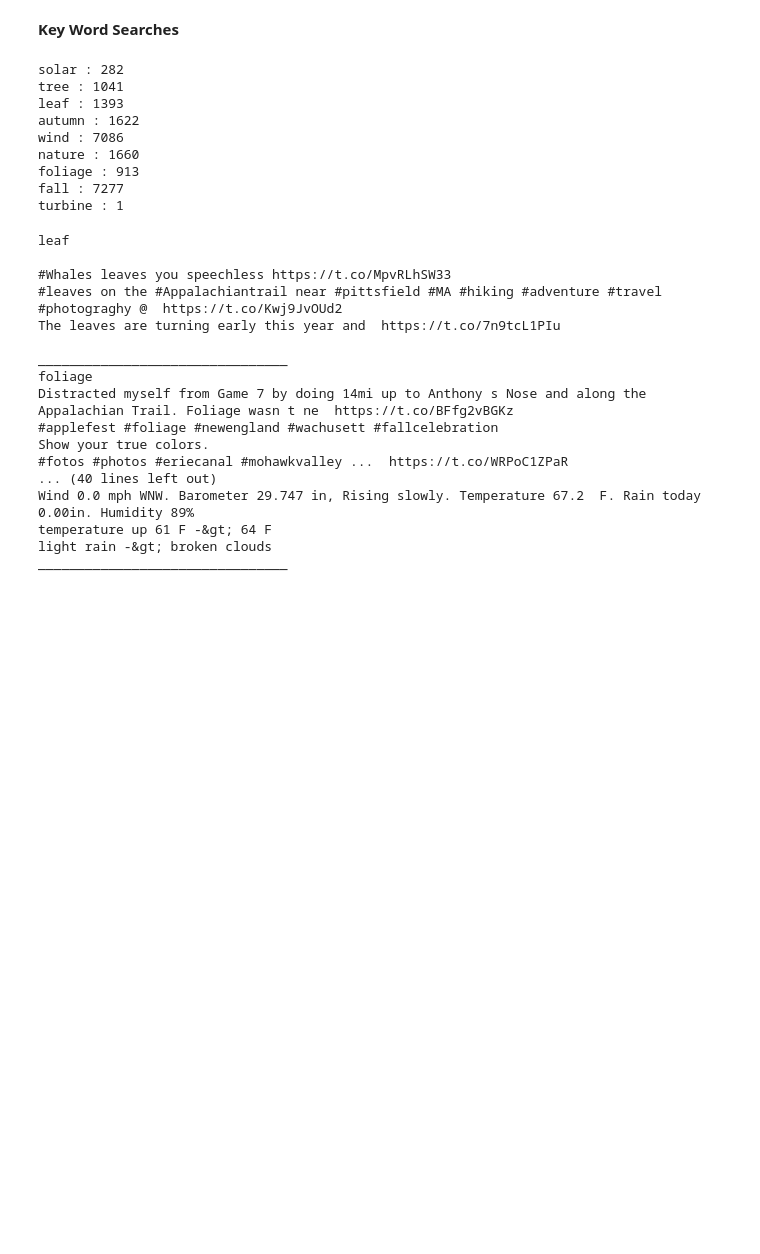
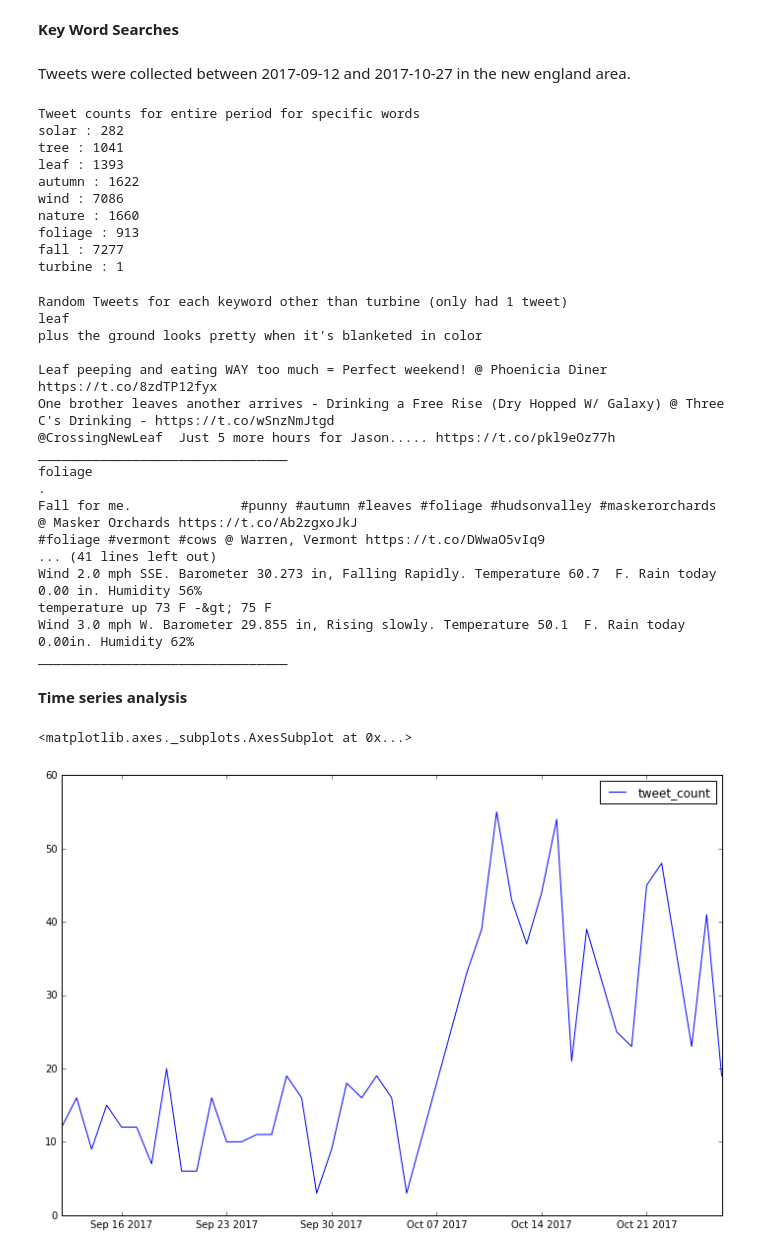
Before and after one commit to aschwa/foliage, a Jupyter notebook: foliage.ipynb, the cells around one changed output. Drawn from its saved outputs; the diff is of its cells as text; code cells hidden in the pictures; blank space fills up the shorter version.

```diff
--- a/foliage.ipynb
+++ b/foliage.ipynb
@@ -5,9 +7,13 @@ import random
 # %% [markdown]
 **Key Word Searches**
+# %% [markdown]
+Tweets were collected between 2017-09-12 and 2017-10-27 in the new england area.
 # %%
 keywords = os.listdir("raw-tweets/")
 # %%
 tweet_dictionary = {}
+
+print "Tweet counts for entire period for specific words"
 
 for word in keywords:
     tweet_dictionary[word] = []
@@ -20,6 +26,7 @@ for word in keywords:
     total_tweets = len(tweet_dictionary[word])
     print "{} : {}".format(word, total_tweets)
 # %% [output]
+Tweet counts for entire period for specific words
 solar : 282
 tree : 1041
 leaf : 1393
@@ -30,6 +37,8 @@ foliage : 913
 fall : 7277
 turbine : 1
 # %%
+print "Random Tweets for each keyword other than turbine (only had 1 tweet)"
+
 try:
     del tweet_dictionary['turbine']
 except KeyError:
@@ -41,20 +50,45 @@ for word in tweet_dictionary.keys():
         print random_tweet.strip()
     print "________________________________"
 # %% [output]
+Random Tweets for each keyword other than turbine (only had 1 tweet)
 leaf
+plus the ground looks pretty when it's blanketed in color
 
-#Whales leaves you speechless https://t.co/MpvRLhSW33
-#leaves on the #Appalachiantrail near #pittsfield #MA #hiking #adventure #travel #photograghy @  https://t.co/Kwj9JvOUd2
-The leaves are turning early this year and  https://t.co/7n9tcL1PIu
-
+Leaf peeping and eating WAY too much = Perfect weekend! @ Phoenicia Diner https://t.co/8zdTP12fyx
+One brother leaves another arrives - Drinking a Free Rise (Dry Hopped W/ Galaxy) @ Three C's Drinking - https://t.co/wSnzNmJtgd
+@CrossingNewLeaf  Just 5 more hours for Jason..... https://t.co/pkl9eOz77h
 ________________________________
 foliage
-Distracted myself from Game 7 by doing 14mi up to Anthony s Nose and along the Appalachian Trail. Foliage wasn t ne  https://t.co/BFfg2vBGKz
-#applefest #foliage #newengland #wachusett #fallcelebration
-Show your true colors.
-#fotos #photos #eriecanal #mohawkvalley ...  https://t.co/WRPoC1ZPaR
-... (40 lines left out)
-Wind 0.0 mph WNW. Barometer 29.747 in, Rising slowly. Temperature 67.2  F. Rain today 0.00in. Humidity 89%
-temperature up 61 F -&gt; 64 F
-light rain -&gt; broken clouds
+.
+Fall for me.              #punny #autumn #leaves #foliage #hudsonvalley #maskerorchards @ Masker Orchards https://t.co/Ab2zgxoJkJ
+#foliage #vermont #cows @ Warren, Vermont https://t.co/DWwaO5vIq9
+... (41 lines left out)
+Wind 2.0 mph SSE. Barometer 30.273 in, Falling Rapidly. Temperature 60.7  F. Rain today 0.00 in. Humidity 56%
+temperature up 73 F -&gt; 75 F
+Wind 3.0 mph W. Barometer 29.855 in, Rising slowly. Temperature 50.1  F. Rain today 0.00in. Humidity 62%
 ________________________________
+# %% [markdown]
+**Time series analysis**
+# %%
+%matplotlib inline
+
+word = "foliage"
+days = os.listdir("raw-tweets/{}/".format(word))
+
+time_dict = {}
+
+for day in days:
+    year = day[:4]; month= day[5:7]; d = day[8:]
+    date = dt.date(int(year), int(month), int(d))
+    with open("raw-tweets/{}/{}".format(word, day)) as f:
+        tweet_day = f.readlines()
+        time_dict[date] = len(tweet_day)
+
+date_counts = pd.DataFrame.from_dict(time_dict, orient = 'index')
+date_counts.columns = ['tweet_count']
+date_counts.sort_index()
+f, ax = plt.subplots( figsize=(12,8))
+date_counts.plot(y='tweet_count', ax= ax)
+# %% [output]
+<matplotlib.axes._subplots.AxesSubplot at 0x...>
+[figure, added]
```
Also changed, not shown: parts of 2 cells of this notebook, 1 other file.
